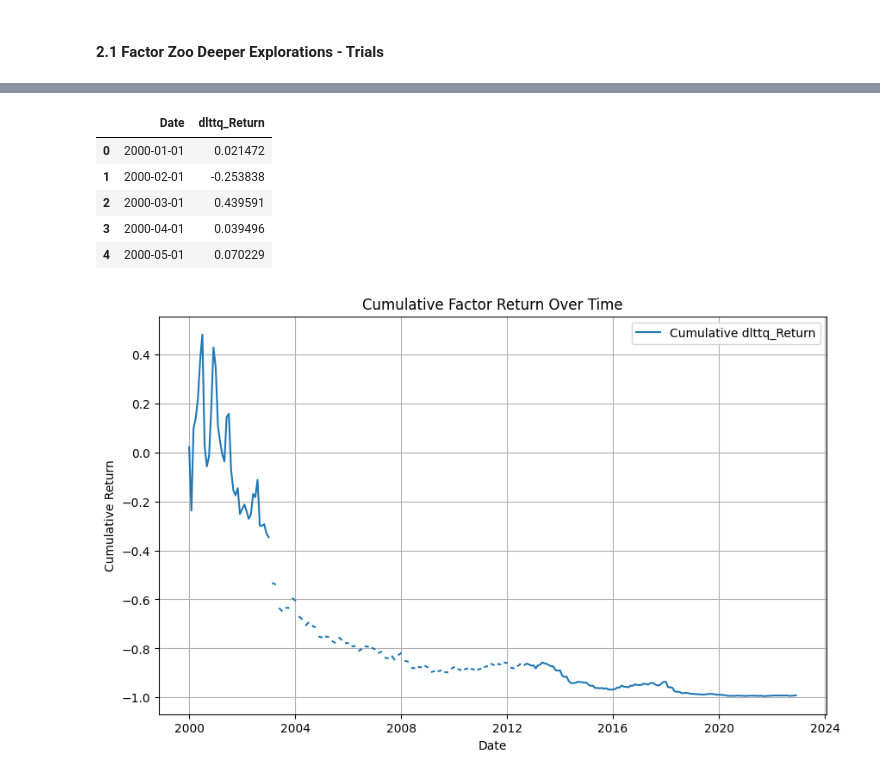
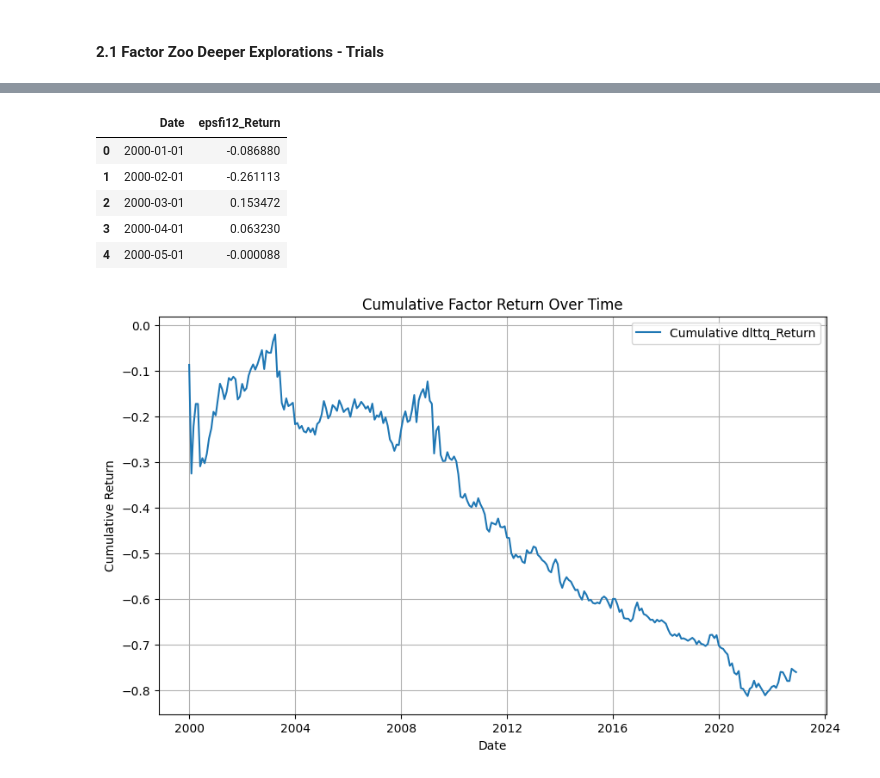
Before and after one commit to yeyechen/HKU-MFIN7034-ML, a Jupyter notebook: coursework_2.ipynb, the cells around one changed output, grey strips where cells are left out. Cells and saved outputs as stored; diff of their text form; code cells hidden in the pictures.

Commit message:
task 2.1 single factor

```diff
--- a/coursework_2.ipynb
+++ b/coursework_2.ipynb
@@ -257,0 +308,30 @@ merged_df.head() # TODO: should fill each month with the same fundamental factor
+# %%
+def reconstruct_monthly_data(df):
+
+    # Group by PERMNO and process each group
+    monthly_dfs = []
+    for permno, group in df.groupby('LPERMNO'):
+        group = group.set_index('YearMonth').sort_index()
+
+        # Create a monthly date range
+        start_date = group.index.min()
+        end_date = group.index.max()
+        monthly_dates = pd.date_range(start=start_date, end=end_date, freq='MS')
+
+        # Reindex to the monthly dates and forward-fill the data
+        group_monthly = group.reindex(monthly_dates).ffill().reset_index()
+        group_monthly = group_monthly.rename(columns={'index': 'YearMonth'})
+        group_monthly['LPERMNO'] = permno
+        monthly_dfs.append(group_monthly)
+
+    # Concatenate all groups and clean up
+    monthly_df = pd.concat(monthly_dfs, ignore_index=True)
+
+    # Reorder columns to match the original structure (adjust as needed)
+    original_columns = df.columns.tolist()
+    monthly_df = monthly_df[original_columns]
+
+    return monthly_df
+
+fund_monthly_df = reconstruct_monthly_data(fund_df)
+fund_monthly_df.head()
@@ -257,0 +345,4 @@ merged_df.head() # TODO: should fill each month with the same fundamental factor
+# %%
+merged_df = pd.merge(stock_ret_df, fund_monthly_df, left_on=['PERMNO', 'Month'], right_on=['LPERMNO', 'YearMonth'], how='inner')
+merged_df.drop(columns=['LPERMNO', 'Month', 'datadate'], inplace=True)
+merged_df.head()
@@ -258,7 +356,6 @@ merged_df.head() # TODO: should fill each month with the same fundamental factor
 # %%
 def calculate_factor_returns(data, factor):
     factor_returns = []
-
     # Group by month
     for month, group in data.groupby('YearMonth'):
         # Sort by the selected factor
@@ -277,31 +374,30 @@ def calculate_factor_returns(data, factor):
         factor_returns.append((month, factor_return))
 
     result_df = pd.DataFrame(factor_returns, columns=['Date', f'{factor}_Return'])
-    result_df['Date'] = result_df['Date'].dt.to_timestamp()
     return result_df
 # %%
-factor_return_test_df = calculate_factor_returns(merged_df, 'dlttq')
+factor_return_test_df = calculate_factor_returns(merged_df, 'epsfi12')
 factor_return_test_df.head()
 # %% [output]
-|  | Date | dlttq_Return |
-| 0 | 2000-01-01 | 0.021472 |
-| 1 | 2000-02-01 | -0.253838 |
-| 2 | 2000-03-01 | 0.439591 |
-| 3 | 2000-04-01 | 0.039496 |
-| 4 | 2000-05-01 | 0.070229 |
+|  | Date | epsfi12_Return |
+| 0 | 2000-01-01 | -0.086880 |
+| 1 | 2000-02-01 | -0.261113 |
+| 2 | 2000-03-01 | 0.153472 |
+| 3 | 2000-04-01 | 0.063230 |
+| 4 | 2000-05-01 | -0.000088 |
 # %%
 import matplotlib.pyplot as plt
 
 # Calculate cumulative return
-factor_return_test_df['Cumulative_Return'] = (1 + factor_return_test_df['dlttq_Return']).cumprod() - 1
+factor_return_test_df['Cumulative_Return'] = (1 + factor_return_test_df['epsfi12_Return']).cumprod() - 1
 
 plt.figure(figsize=(10, 6))
 plt.plot(factor_return_test_df['Date'], factor_return_test_df['Cumulative_Return'], label='Cumulative dlttq_Return')
 plt.xlabel('Date')
 plt.ylabel('Cumulative Return')
 plt.title('Cumulative Factor Return Over Time')
 plt.legend()
 plt.grid(True)
 plt.show()
 # %% [output]
-[figure, old version]
+[figure, new version]
```
Also changed, not shown: parts of 14 cells of this notebook.
